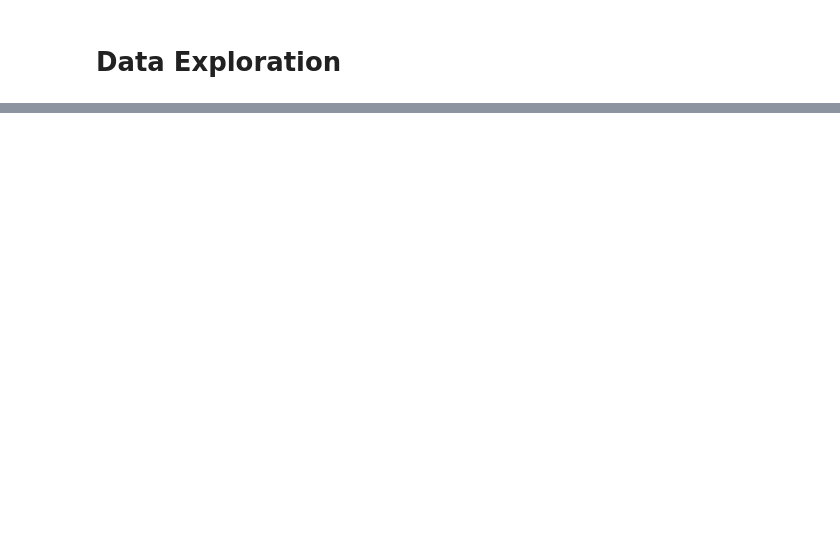
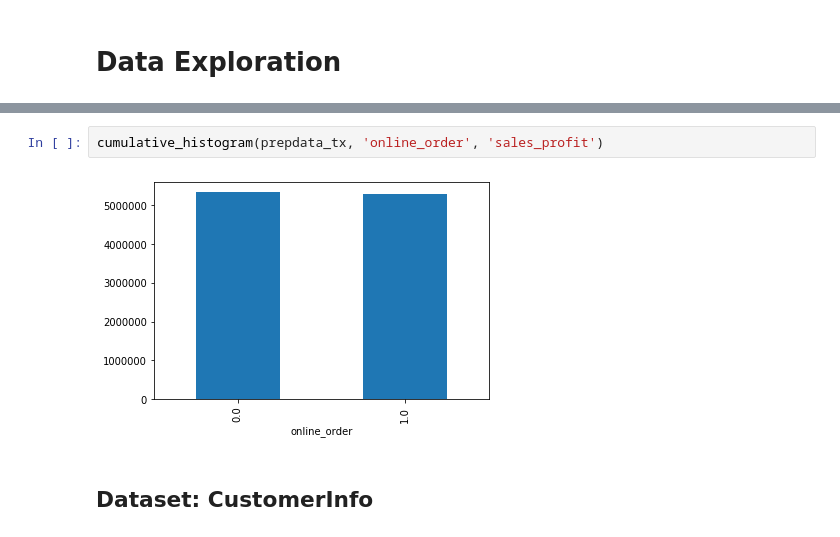
Before and after one commit to PrabodhBadwaik27/Valuable-Customers-Segmentation, a Jupyter notebook: High-Value-Customers-Segmentation-For-Targetted-Marketing-Campaign/Data-Exploration.ipynb, the cells around one changed output, grey strips where cells are left out. Saved outputs shown, nothing was run; the diff lists cells and outputs as text; blank space fills up the shorter version.

```diff
--- a/High-Value-Customers-Segmentation-For-Targetted-Marketing-Campaign/Data-Exploration.ipynb
+++ b/High-Value-Customers-Segmentation-For-Targetted-Marketing-Campaign/Data-Exploration.ipynb
@@ -31,0 +83,6 @@ prepdata_cu = pd.read_excel("D2-Preprocessed-Dataset.xlsx", sheet_name="Customer
+# %%
+cumulative_histogram(prepdata_tx, 'online_order', 'sales_profit')
+# %% [output]
+[figure, added]
+# %% [markdown]
+## Dataset: CustomerInfo
```
Also changed, not shown: parts of 43 cells of this notebook.
